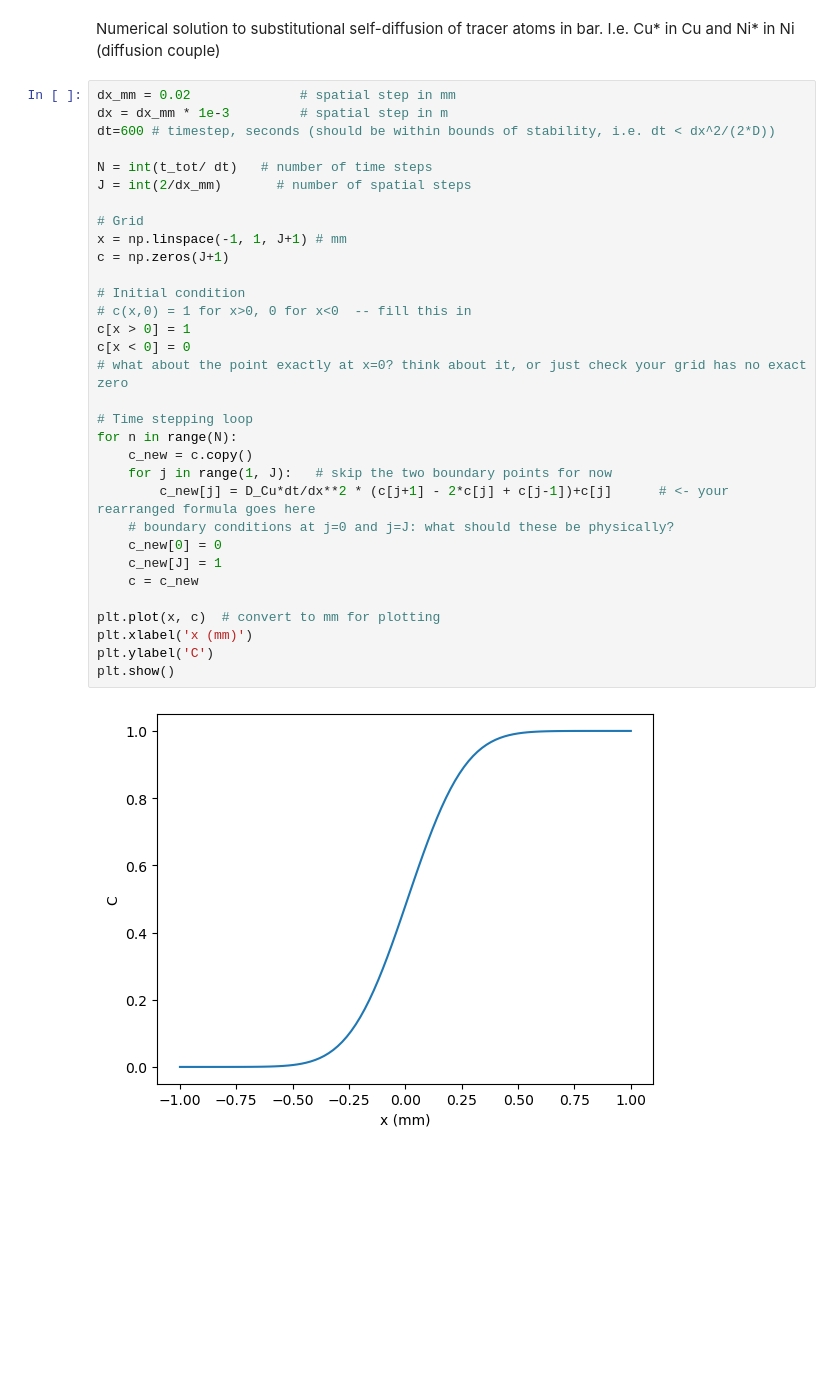
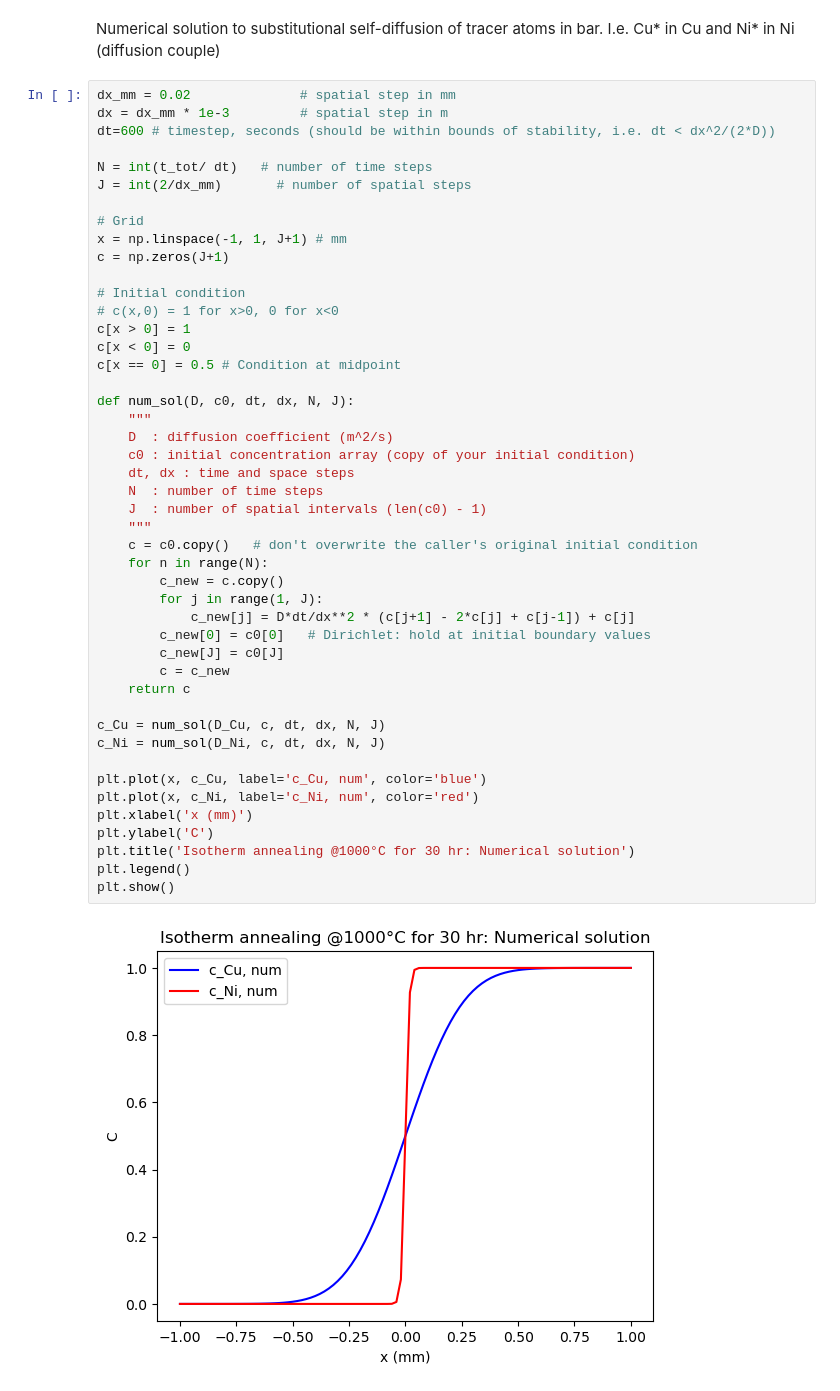
Before and after one commit to hedkjel/TMA4260-Project1, a Jupyter notebook: Hedda.ipynb, the cells around one changed output. Cells and saved outputs as stored; diff of their text form; blank space fills up the shorter version.

```diff
--- a/Hedda.ipynb
+++ b/Hedda.ipynb
@@ -93,34 +93,48 @@ Numerical solution to substitutional self-diffusion of tracer atoms in bar. I.e.
 # %%
 dx_mm = 0.02              # spatial step in mm
 dx = dx_mm * 1e-3         # spatial step in m
 dt=600 # timestep, seconds (should be within bounds of stability, i.e. dt < dx^2/(2*D))
 
 N = int(t_tot/ dt)   # number of time steps
 J = int(2/dx_mm)       # number of spatial steps
 
 # Grid
 x = np.linspace(-1, 1, J+1) # mm
 c = np.zeros(J+1)
 
 # Initial condition
-# c(x,0) = 1 for x>0, 0 for x<0  -- fill this in
+# c(x,0) = 1 for x>0, 0 for x<0
 c[x > 0] = 1
 c[x < 0] = 0
-# what about the point exactly at x=0? think about it, or just check your grid has no exact zero
+c[x == 0] = 0.5 # Condition at midpoint
 
-# Time stepping loop
-for n in range(N):
-    c_new = c.copy()
-    for j in range(1, J):   # skip the two boundary points for now
-        c_new[j] = D_Cu*dt/dx**2 * (c[j+1] - 2*c[j] + c[j-1])+c[j]      # <- your rearranged formula goes here
-    # boundary conditions at j=0 and j=J: what should these be physically?
-    c_new[0] = 0
-    c_new[J] = 1
-    c = c_new
+def num_sol(D, c0, dt, dx, N, J):
+    """
+    D  : diffusion coefficient (m^2/s)
+    c0 : initial concentration array (copy of your initial condition)
+    dt, dx : time and space steps
+    N  : number of time steps
+    J  : number of spatial intervals (len(c0) - 1)
+    """
+    c = c0.copy()   # don't overwrite the caller's original initial condition
+    for n in range(N):
+        c_new = c.copy()
+        for j in range(1, J):
+            c_new[j] = D*dt/dx**2 * (c[j+1] - 2*c[j] + c[j-1]) + c[j]
+        c_new[0] = c0[0]   # Dirichlet: hold at initial boundary values
+        c_new[J] = c0[J]
+        c = c_new
+    return c
 
-plt.plot(x, c)  # convert to mm for plotting
+c_Cu = num_sol(D_Cu, c, dt, dx, N, J)
+c_Ni = num_sol(D_Ni, c, dt, dx, N, J)
+
+plt.plot(x, c_Cu, label='c_Cu, num', color='blue')
+plt.plot(x, c_Ni, label='c_Ni, num', color='red')
 plt.xlabel('x (mm)')
 plt.ylabel('C')
+plt.title('Isotherm annealing @1000°C for 30 hr: Numerical solution')
+plt.legend()
 plt.show()
 # %% [output]
-[figure, old version]
+[figure, new version]
```
Also changed, not shown: parts of 3 cells of this notebook.
